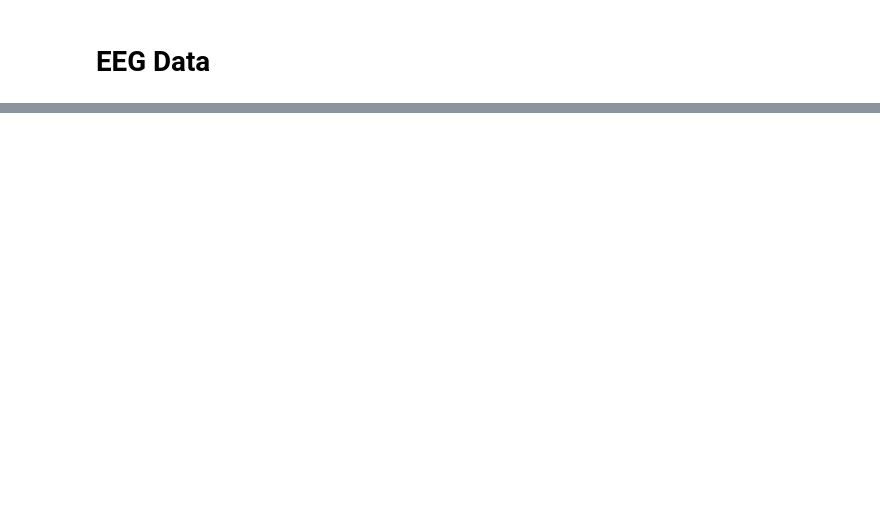
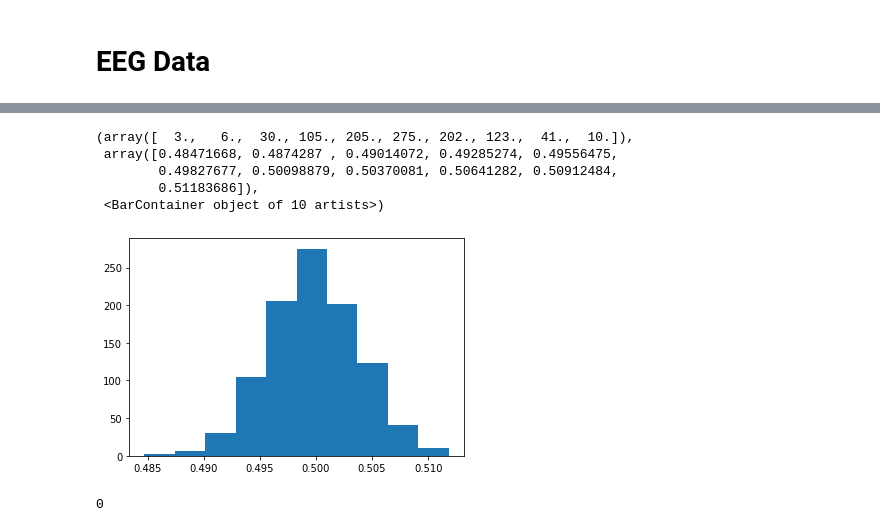
Before and after one commit to jshethbright/ML-Algorithms-Analysis, a Jupyter notebook: Test Notebook.ipynb, the cells around one changed output, grey strips where cells are left out. Saved outputs shown, nothing was run; the diff lists cells and outputs as text; code cells hidden in the pictures; blank space fills up the shorter version.

```diff
--- a/Test Notebook.ipynb
+++ b/Test Notebook.ipynb
@@ -204,0 +588,5 @@ opt_auc_clf = RandomForestClassifier(n_estimators = opt_auc_inf.n_estimators,
+# %%
+y = df.round_winner
+X = df.drop(columns = ['round_winner'])
+
+df
@@ -204,0 +607,5 @@ opt_auc_clf = RandomForestClassifier(n_estimators = opt_auc_inf.n_estimators,
+# %%
+scaler = RobustScaler().fit(X)
+X = pd.DataFrame(scaler.transform(X))
+scaled_df = X
+scaled_df['y'] = y
@@ -204,0 +759,32 @@ opt_auc_clf = RandomForestClassifier(n_estimators = opt_auc_inf.n_estimators,
+# %%
+def run_perm_test(scaled_df, test_stat, iterations):
+    stats = []
+
+    for i in range(iterations):
+        temp_df = scaled_df.assign(shuffled = np.random.permutation(scaled_df.y))
+
+        if test_stat == 'accuracy':
+            stat = accuracy_score(temp_df.y, temp_df.shuffled)
+        elif test_stat == 'f1':
+            stat = f1_score(temp_df.y, temp_df.shuffled)
+        elif test_stat == 'roc_auc':
+            stat = roc_auc_score(temp_df.y, temp_df.shuffled)
+
+        stats.append(stat)
+
+    return np.array(stats)
+# %%
+test = run_perm_test(scaled_df, 'roc_auc', 1000)
+# %%
+plt.hist(test)
+# %% [output]
+(array([  3.,   6.,  30., 105., 205., 275., 202., 123.,  41.,  10.]),
+ array([0.48471668, 0.4874287 , 0.49014072, 0.49285274, 0.49556475,
+        0.49827677, 0.50098879, 0.50370081, 0.50641282, 0.50912484,
+        0.51183686]),
+ <BarContainer object of 10 artists>)
+[figure, added]
+# %%
+(test >= .99).sum()
+# %% [output]
+0
```
Also changed, not shown: parts of 89 cells of this notebook, 12 other files.
